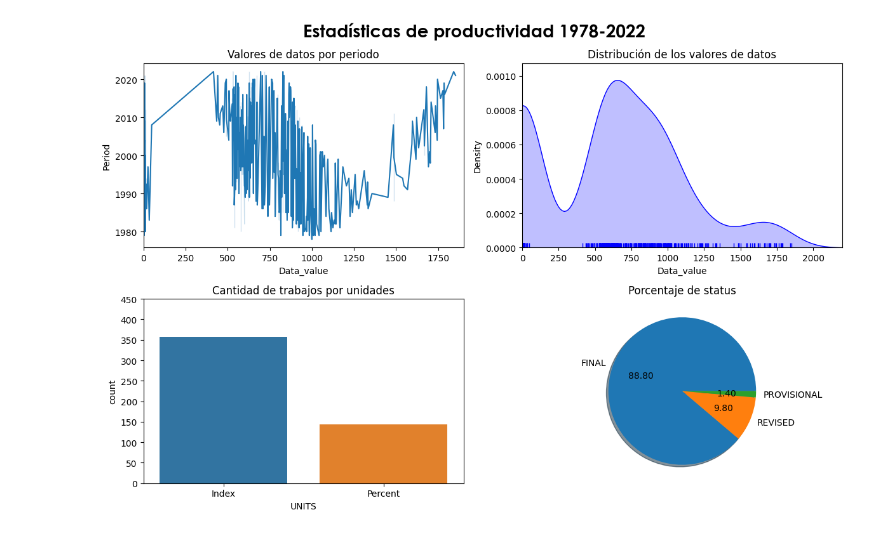
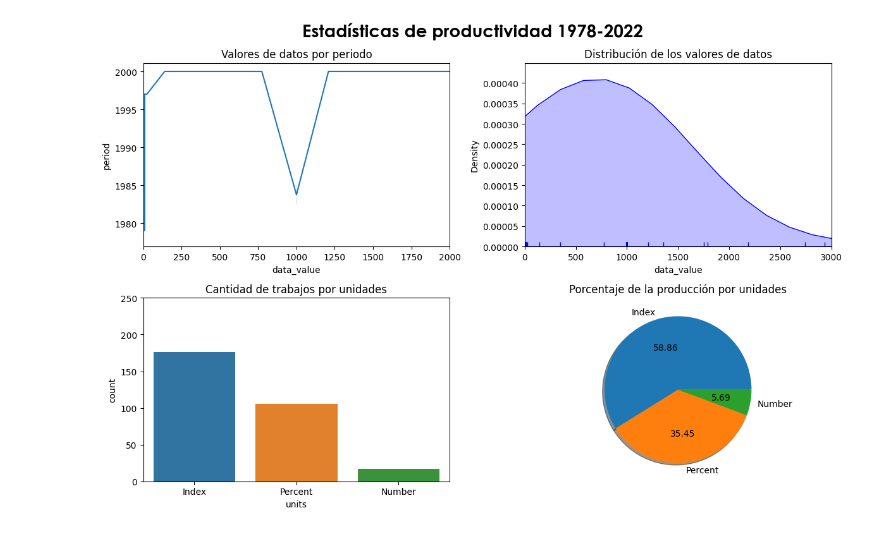
Before and after one commit to LisHack396/estadisticas_productividad, a Jupyter notebook: scripts/grafico.ipynb, the cells around one changed output. Saved outputs shown, nothing was run; the diff lists cells and outputs as text; code cells hidden in the pictures.

```diff
--- a/scripts/grafico.ipynb
+++ b/scripts/grafico.ipynb
@@ -2,53 +2,56 @@
 import pandas as pd
 url_original = "../data/raw/productivity-statistics-1978-2022.csv"
 dataset = pd.read_csv(url_original)
-columnas_numericas = dataset.select_dtypes(include='number')
+dataset.columns = dataset.columns.str.lower()
+columnas_numericas = dataset.select_dtypes(include='number').columns
 
+dataset.drop_duplicates(subset=['series_reference'], keep="first", inplace=True)
 cols = dataset.columns[dataset.isnull().mean() >= 0.5]
 dataset.drop(columns=cols, inplace=True)
 dataset.dropna(inplace=True)
+dataset.drop(dataset[(dataset['data_value']) < 0].index, axis=0, inplace=True)
 dataset.reset_index(drop=True, inplace=True)
-def outlines(columnas_numericas):
-    menor, mayor = 0.25, 0.75
-    quant_col  = columnas_numericas.quantile([menor, mayor])
-    columnas_numericas = columnas_numericas.apply(lambda valor: valor[(valor > quant_col.loc[menor, valor.name]) & (valor < quant_col.loc[mayor, valor.name])], axis=0)
-outlines(columnas_numericas)
-dataset.drop(dataset[(dataset['Data_value']) <= 0].index, axis=0, inplace=True)
+def outliers(columnas_numericas):
+    for columna in columnas_numericas:
+        Q1 = dataset[columna].quantile(0.25)
+        Q3 = dataset[columna].quantile(0.75)
+        IQR = Q3 - Q1
+        outlier_mask = (dataset[columna] < (Q1 - 1.5 * IQR)) | (dataset[columna] > (Q3 + 1.5 * IQR))
+        return dataset[~outlier_mask]
+dataset = outliers(columnas_numericas)
 # %%
 import warnings
 import matplotlib.pyplot as plt
 import seaborn as sns
 
 warnings.filterwarnings("ignore", "is_categorical_dtype")
 warnings.filterwarnings("ignore", "use_inf_as_na")
 
-dataset = dataset.head(500)
-
 def graficar():
     """Graficar las estadisticas de productividad"""
     font = "Century Gothic"
-    values_pie = dataset['STATUS'].value_counts()
-    labels_pie = dataset['STATUS'].value_counts().index
+    values_pie = dataset['units'].value_counts()
+    labels_pie = values_pie.index
 
     fig = plt.figure('Estadísticas de productividad', figsize=(12, 8))
     axes = fig.subplots(nrows=2, ncols=2)
     fig.suptitle("Estadísticas de productividad 1978-2022", fontsize=20, fontweight='bold', fontname=font)
-    axes[0, 0].set(title="Valores de datos por periodo", xlim=(0, 1900))
-    axes[0, 1].set(title="Distribución de los valores de datos", xlim=(0, 2200))
-    axes[1, 0].set(title="Cantidad de trabajos por unidades", ylim=(0, 450))
-    axes[1, 1].set(title="Porcentaje de status")
+    axes[0, 0].set(title="Valores de datos por periodo", xlim=(0, 2000))
+    axes[0, 1].set(title="Distribución de los valores de datos", xlim=(0, 3000))
+    axes[1, 0].set(title="Cantidad de trabajos por unidades", ylim=(0, 250))
+    axes[1, 1].set(title="Porcentaje de la producción por unidades")
 
-    sns.lineplot(data=dataset, x='Data_value', y='Period', ax=axes[0, 0])
+    sns.lineplot(data=dataset, x='data_value', y='period', ax=axes[0, 0])
 
-    sns.kdeplot(dataset['Data_value'], fill=True, color='blue', ax=axes[0, 1])
-    sns.rugplot(dataset['Data_value'], color='blue', ax=axes[0, 1])
+    sns.kdeplot(dataset['data_value'], fill=True, color='blue', ax=axes[0, 1])
+    sns.rugplot(dataset['data_value'], color='blue', ax=axes[0, 1])
 
-    sns.countplot(data=dataset, x='UNITS', ax=axes[1, 0])
+    sns.countplot(data=dataset, x='units', ax=axes[1, 0])
 
     axes[1, 1].pie(x=values_pie, labels=labels_pie, autopct='%.2f', shadow=True)
 
     fig.tight_layout()
     plt.show()
 graficar()
 # %% [output]
-[figure, old version]
+[figure, new version]
```
Also changed, not shown: 7 other files.
